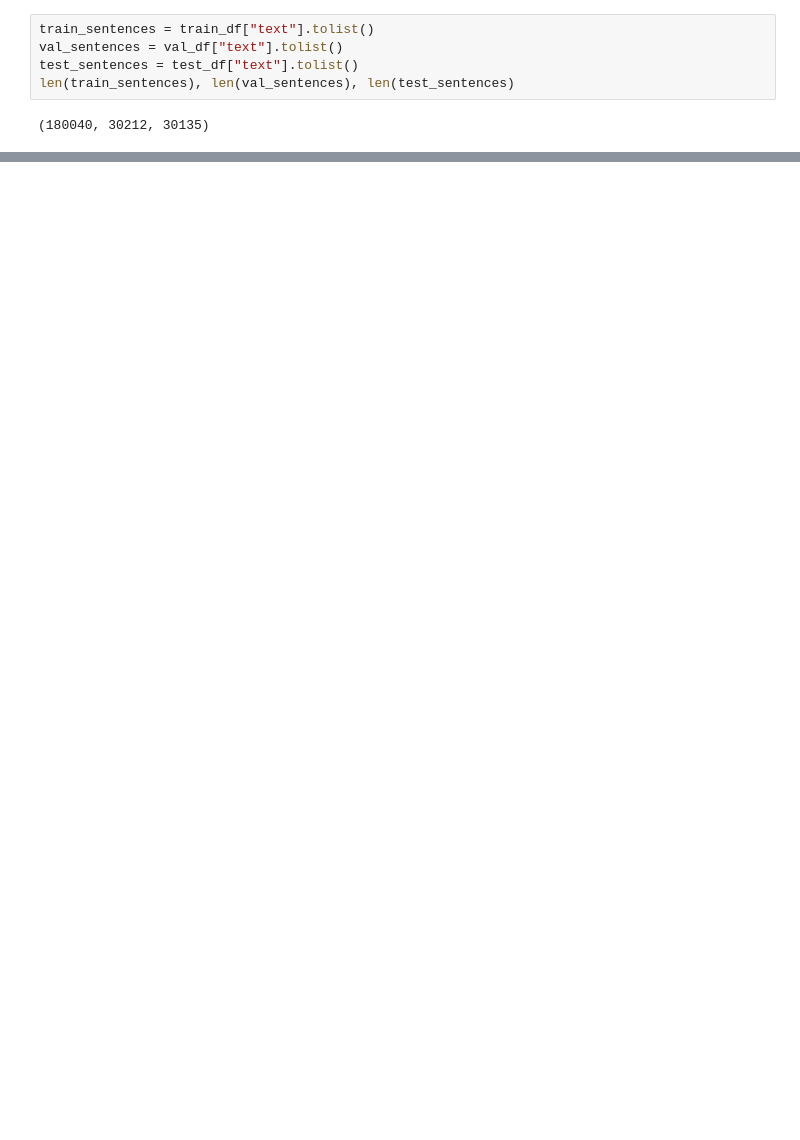
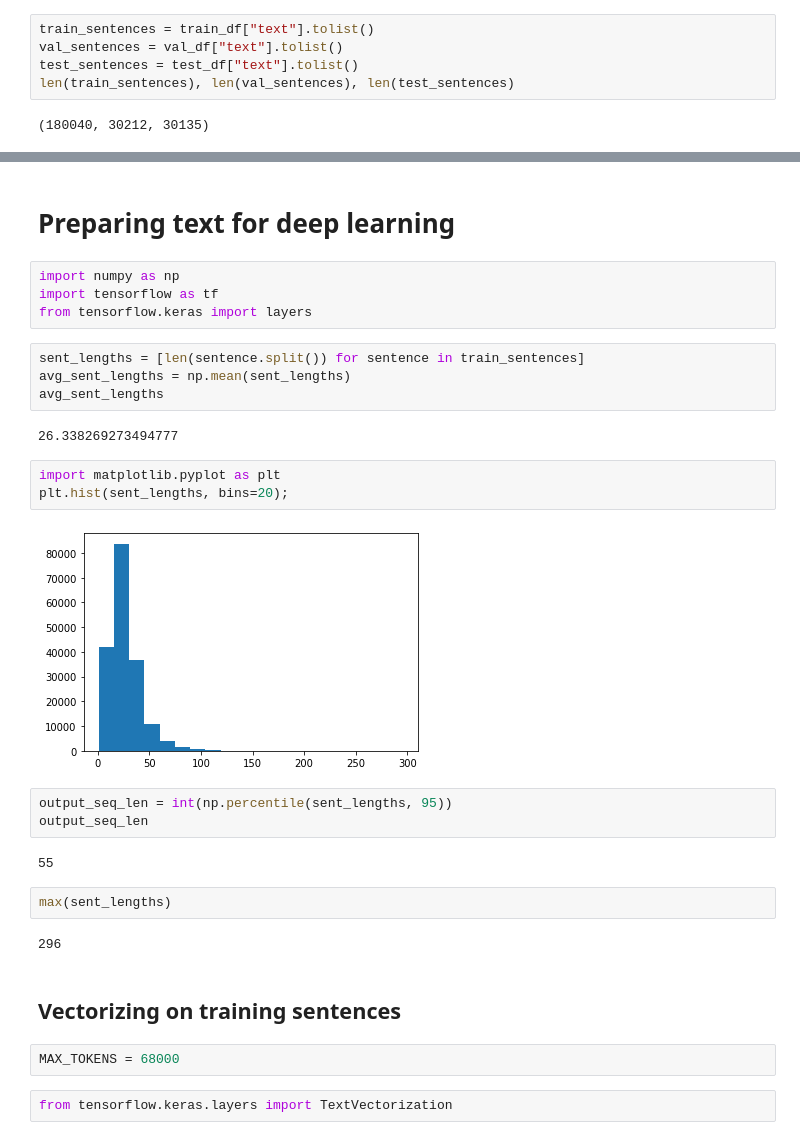
Before and after one commit to eman-kom/TensorFlow-Fundamentals, a Jupyter notebook: 09_SkimLit_Milestone_Project_2.ipynb, the cells around one changed output, grey strips where cells are left out. Cells and saved outputs as stored; diff of their text form; blank space fills up the shorter version.

```diff
--- a/09_SkimLit_Milestone_Project_2.ipynb
+++ b/09_SkimLit_Milestone_Project_2.ipynb
@@ -172,0 +265,32 @@ len(train_sentences), len(val_sentences), len(test_sentences)
+# %% [markdown]
+# Preparing text for deep learning
+# %%
+import numpy as np
+import tensorflow as tf
+from tensorflow.keras import layers
+# %%
+sent_lengths = [len(sentence.split()) for sentence in train_sentences]
+avg_sent_lengths = np.mean(sent_lengths)
+avg_sent_lengths
+# %% [output]
+26.338269273494777
+# %%
+import matplotlib.pyplot as plt
+plt.hist(sent_lengths, bins=20);
+# %% [output]
+[figure, added]
+# %%
+output_seq_len = int(np.percentile(sent_lengths, 95))
+output_seq_len
+# %% [output]
+55
+# %%
+max(sent_lengths)
+# %% [output]
+296
+# %% [markdown]
+## Vectorizing on training sentences
+# %%
+MAX_TOKENS = 68000
+# %%
+from tensorflow.keras.layers import TextVectorization
```
Also changed, not shown: parts of 26 cells of this notebook.
